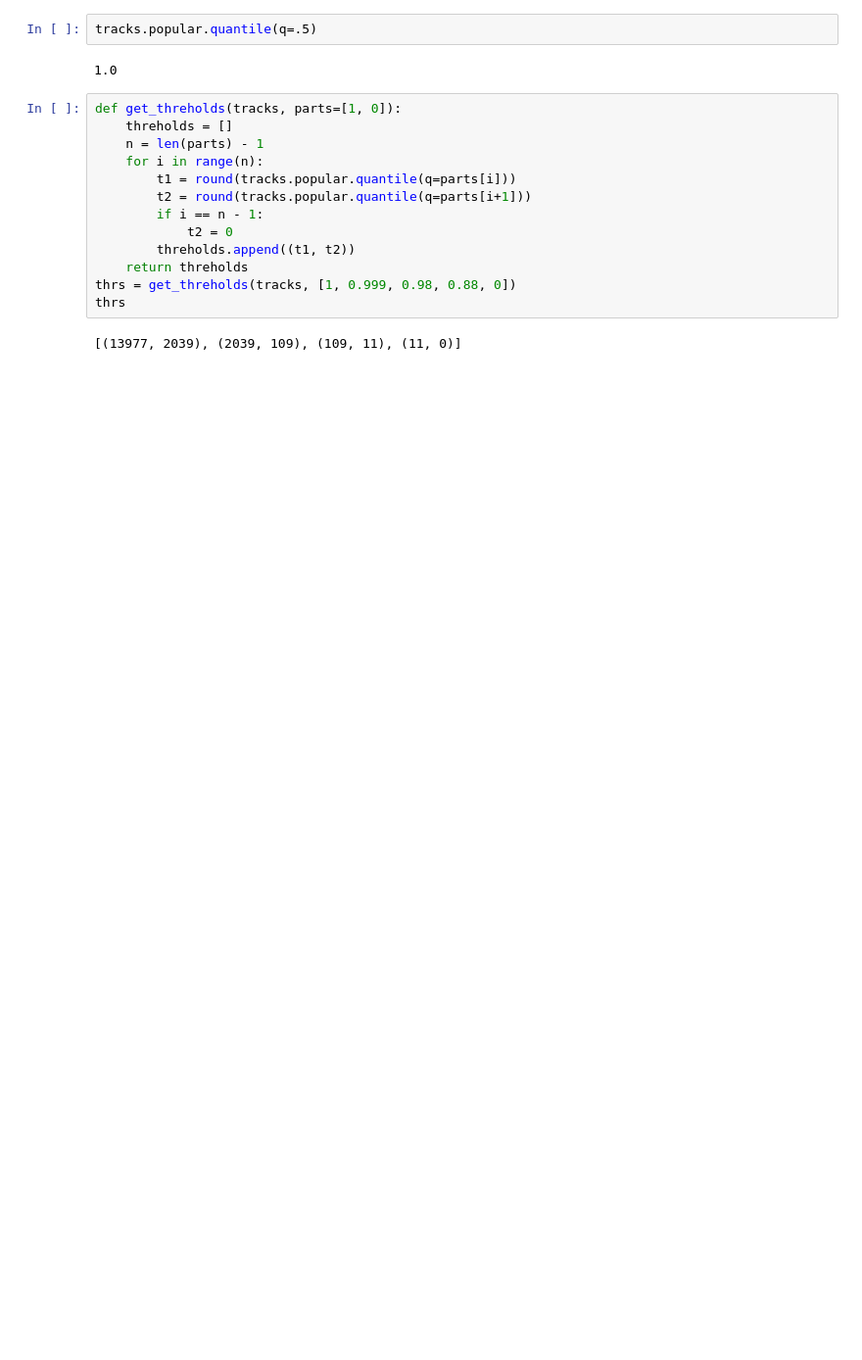
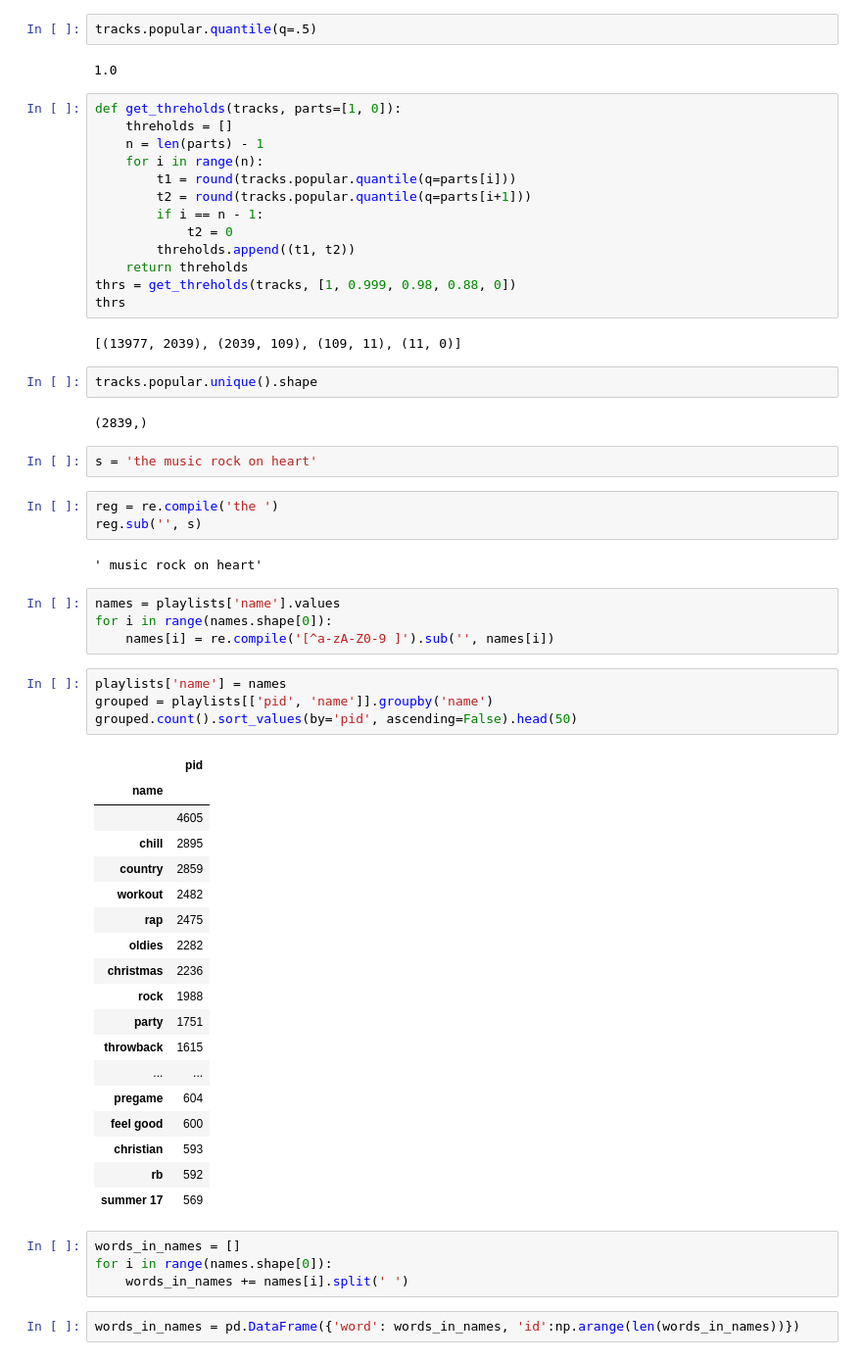
Before and after one commit to vadimfb/playlist_continuation, a Jupyter notebook: code/statistics.ipynb, the cells around one changed output. Shown: that part at 98% size. Drawn from its saved outputs; the diff is of its cells as text; blank space fills up the shorter version.

```diff
--- a/code/statistics.ipynb
+++ b/code/statistics.ipynb
@@ -153,3 +146,47 @@ thrs = get_threholds(tracks, [1, 0.999, 0.98, 0.88, 0])
 thrs
 # %% [output]
 [(13977, 2039), (2039, 109), (109, 11), (11, 0)]
+# %%
+tracks.popular.unique().shape
+# %% [output]
+(2839,)
+# %%
+s = 'the music rock on heart'
+# %%
+reg = re.compile('the ')
+reg.sub('', s)
+# %% [output]
+' music rock on heart'
+# %%
+names = playlists['name'].values
+for i in range(names.shape[0]):
+    names[i] = re.compile('[^a-zA-Z0-9 ]').sub('', names[i])
+# %%
+playlists['name'] = names
+grouped = playlists[['pid', 'name']].groupby('name')
+grouped.count().sort_values(by='pid', ascending=False).head(50)
+# %% [output]
+|  | pid |
+| name |  |
+|  | 4605 |
+| chill | 2895 |
+| country | 2859 |
+| workout | 2482 |
+| rap | 2475 |
+| oldies | 2282 |
+| christmas | 2236 |
+| rock | 1988 |
+| party | 1751 |
+| throwback | 1615 |
+| ... | ... |
+| pregame | 604 |
+| feel good | 600 |
+| christian | 593 |
+| rb | 592 |
+| summer 17 | 569 |
+# %%
+words_in_names = []
+for i in range(names.shape[0]):
+    words_in_names += names[i].split(' ')
+# %%
+words_in_names = pd.DataFrame({'word': words_in_names, 'id':np.arange(len(words_in_names))})
```
Also changed, not shown: parts of 5 cells of this notebook, 3 other files.
